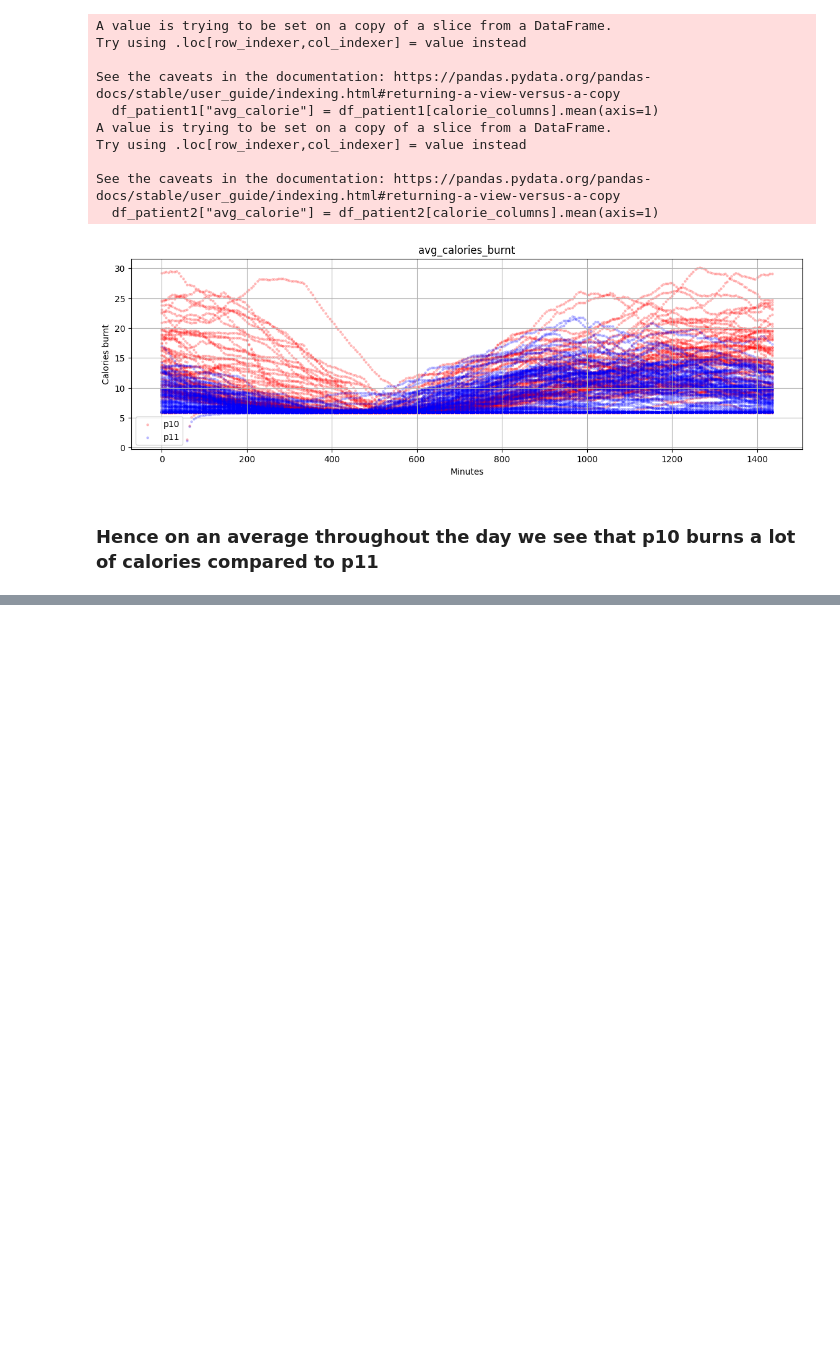
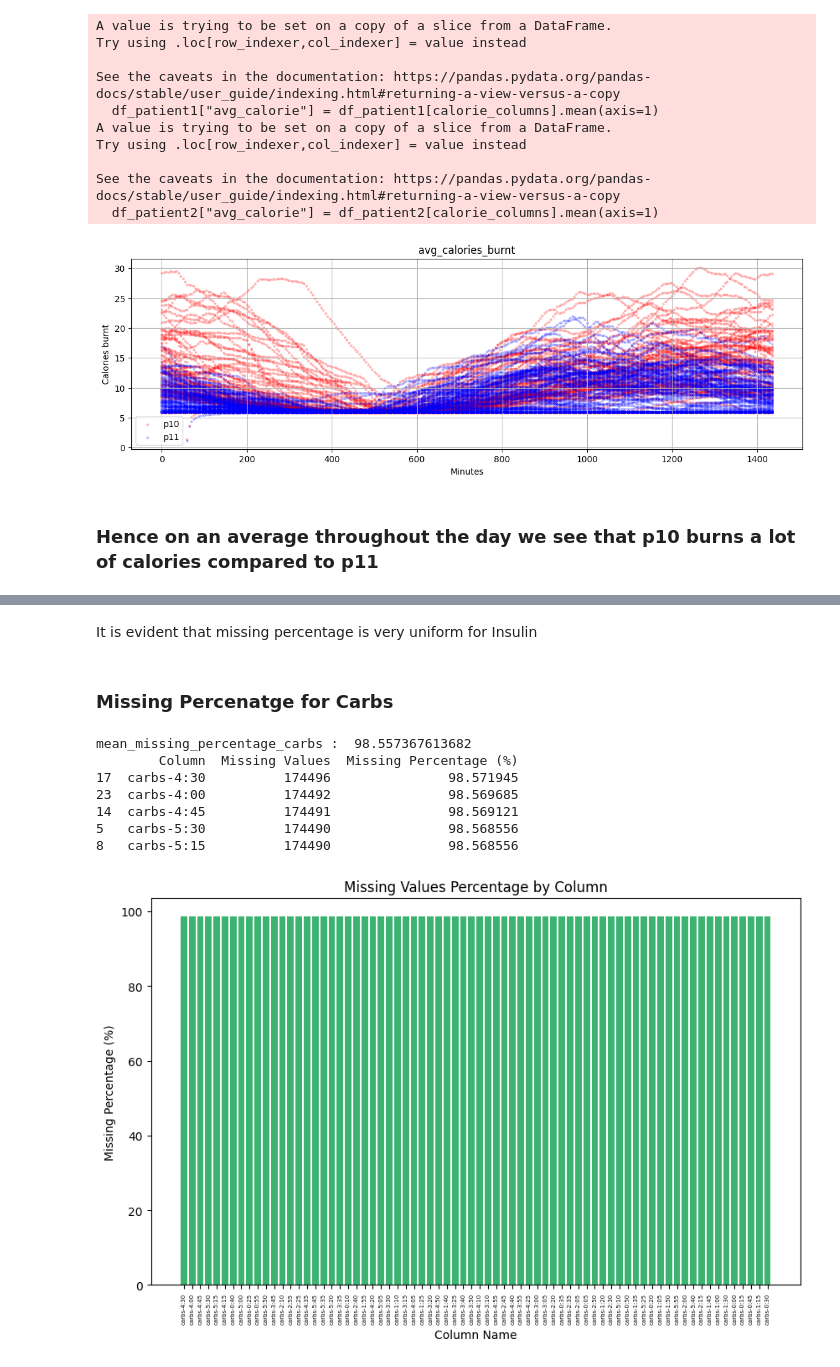
Before and after one commit to bhowmick1993/blood_glucose_prediction, a Jupyter notebook: src/notebooks/ab-brist1d-bgp-eda.ipynb, the cells around one changed output, grey strips where cells are left out. Cells and saved outputs as stored; diff of their text form; code cells hidden in the pictures; blank space fills up the shorter version.

```diff
--- a/src/notebooks/ab-brist1d-bgp-eda.ipynb
+++ b/src/notebooks/ab-brist1d-bgp-eda.ipynb
@@ -473,0 +551,36 @@ See the caveats in the documentation: https://pandas.pydata.org/pandas-docs/stab
+# %% [markdown]
+It is evident that missing percentage is very uniform for Insulin
+# %% [markdown]
+### Missing Percenatge for Carbs
+# %%
+# get the missing values column wise and plot them
+carbs_columns = train_csv.filter(regex='^carbs')
+missing_values = carbs_columns.isnull().sum()
+total_rows = carbs_columns.shape[0]
+missing_percentage = (carbs_columns.isnull().mean() * 100)
+
+results_df = pd.DataFrame({'Column': missing_values.index,
+                          'Missing Values': missing_values.values,
+                          'Missing Percentage (%)': missing_percentage.values})
+
+mean_missing_percentage_carbs = results_df['Missing Percentage (%)'].mean()
+print("mean_missing_percentage_carbs : ", mean_missing_percentage_carbs)
+results_df = results_df.sort_values(by='Missing Percentage (%)', ascending=False)
+print(results_df.head())
+
+plt.figure(figsize=(10, 6))
+plt.bar(results_df['Column'], results_df['Missing Percentage (%)'], color='mediumseagreen')
+plt.xlabel('Column Name')
+plt.ylabel('Missing Percentage (%)')
+plt.title('Missing Values Percentage by Column')
+plt.xticks(rotation=90, fontsize=5)
+plt.show()
+# %% [output]
+mean_missing_percentage_carbs :  98.557367613682
+        Column  Missing Values  Missing Percentage (%)
+17  carbs-4:30          174496               98.571945
+23  carbs-4:00          174492               98.569685
+14  carbs-4:45          174491               98.569121
+5   carbs-5:30          174490               98.568556
+8   carbs-5:15          174490               98.568556
+[figure, added]
```
Also changed, not shown: parts of 20 cells of this notebook, 2 other files.
